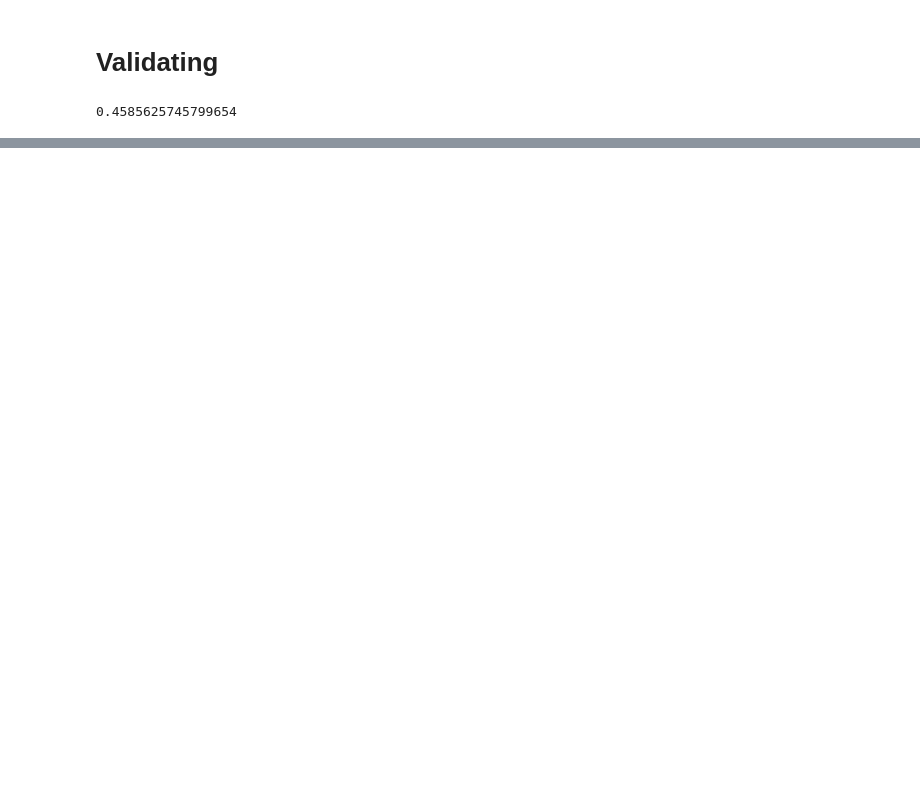
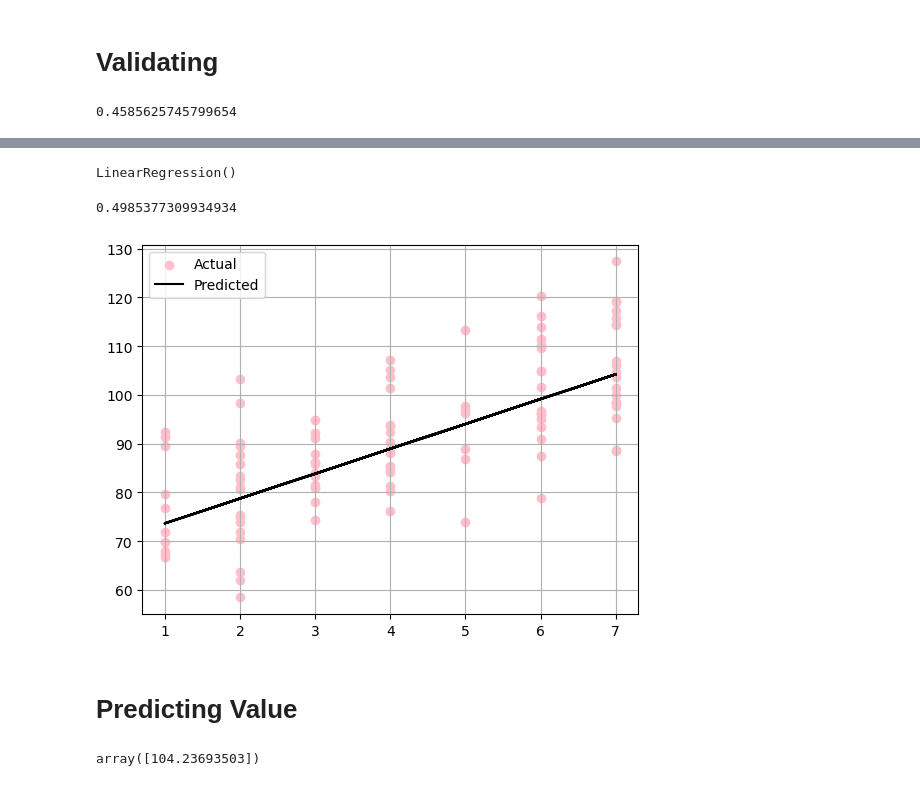
Before and after one commit to Sinchana-Urs2301/Internship, a Jupyter notebook: internship.ipynb, the cells around one changed output, grey strips where cells are left out. Saved outputs shown, nothing was run; the diff lists cells and outputs as text; code cells hidden in the pictures; blank space fills up the shorter version.

```diff
--- a/internship.ipynb
+++ b/internship.ipynb
@@ -169,0 +190,29 @@ print(R2)
+# %%
+X1 = X1.reshape(-1,1)
+# %%
+X1_train , X1_test , Y1_train , Y1_test = train_test_split(X1,Y1 , test_size=0.20)
+# %%
+lr = LinearRegression()
+lr.fit(X1_train , Y1_train)
+# %% [output]
+LinearRegression()
+# %%
+y_pred = lr.predict(X1_test)
+# %%
+r2 = r2_score(Y1_test , y_pred)
+r2
+# %% [output]
+0.4985377309934934
+# %%
+plt.scatter(X1_test , Y1_test , color='pink' , label = 'Actual')
+plt.plot(X1_test , y_pred , color='black' , label = 'Predicted')
+plt.legend()
+plt.grid(True)
+# %% [output]
+[figure, added]
+# %% [markdown]
+# Predicting Value
+# %%
+lr.predict([[7]])
+# %% [output]
+array([104.23693503])
```
Also changed, not shown: parts of 7 cells of this notebook.
